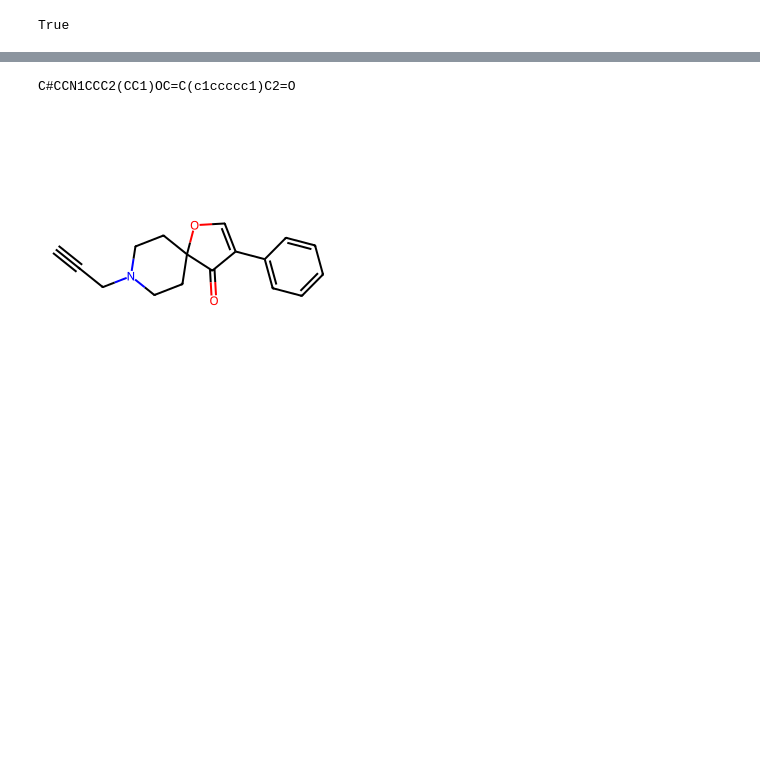
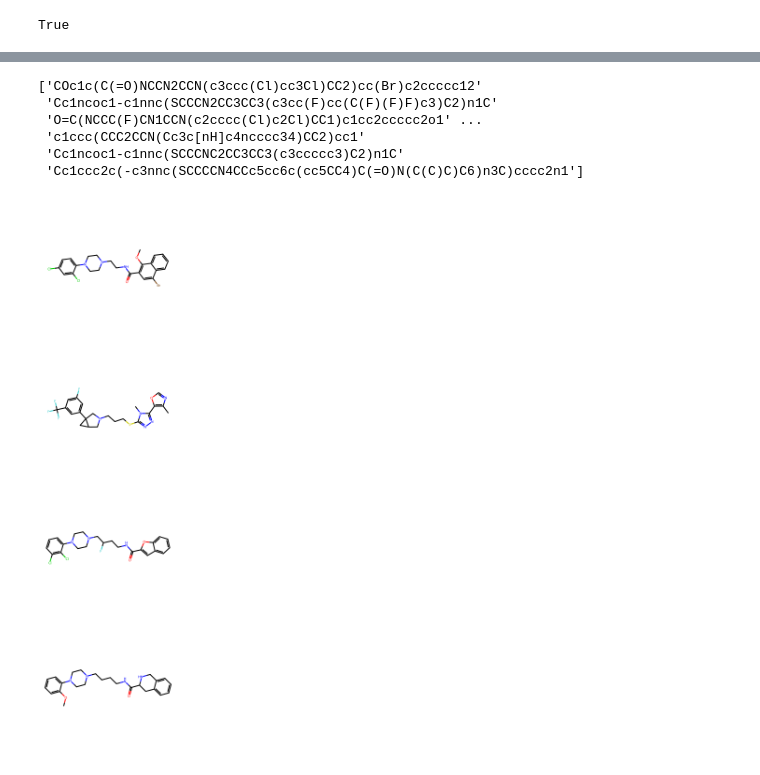
Before and after one commit to arthurcerveira/CoMPO-GPT, a Jupyter notebook: scripts/10-QSAR-Data-Viz.ipynb, the cells around one changed output, grey strips where cells are left out. Saved outputs shown, nothing was run; the diff lists cells and outputs as text; code cells hidden in the pictures; blank space fills up the shorter version.

Commit message:
New visualizations

```diff
--- a/scripts/10-QSAR-Data-Viz.ipynb
+++ b/scripts/10-QSAR-Data-Viz.ipynb
@@ -202,15 +181,22 @@ plt.show()
 # %%
 from rdkit import Chem
 
-smiles = filtered_smiles['D2R']['SMILES'].values[50]
+smiles = filtered_smiles['D3R']['SMILES'].values
 # convert SMILES to RdKit molecule
-mol = Chem.MolFromSmiles(smiles)
+# mol = Chem.MolFromSmiles(smiles)
+mols = [Chem.MolFromSmiles(s) for s in smiles[:4]]
 
 # visualize the molecule
 from rdkit.Chem import Draw
 
 print(smiles)
-Draw.MolToImage(mol)
+# Draw a grid of molecules
+Draw.MolsToGridImage(mols, molsPerRow=1, subImgSize=(300, 300))
 # %% [output]
-C#CCN1CCC2(CC1)OC=C(c1ccccc1)C2=O
+['COc1c(C(=O)NCCN2CCN(c3ccc(Cl)cc3Cl)CC2)cc(Br)c2ccccc12'
+ 'Cc1ncoc1-c1nnc(SCCCN2CC3CC3(c3cc(F)cc(C(F)(F)F)c3)C2)n1C'
+ 'O=C(NCCC(F)CN1CCN(c2cccc(Cl)c2Cl)CC1)c1cc2ccccc2o1' ...
+ 'c1ccc(CCC2CCN(Cc3c[nH]c4ncccc34)CC2)cc1'
+ 'Cc1ncoc1-c1nnc(SCCCNC2CC3CC3(c3ccccc3)C2)n1C'
+ 'Cc1ccc2c(-c3nnc(SCCCCN4CCc5cc6c(cc5CC4)C(=O)N(C(C)C)C6)n3C)cccc2n1']
-[figure, old version]
+[figure, new version]
```
Also changed, not shown: parts of 3 cells of this notebook, 1 other file.
